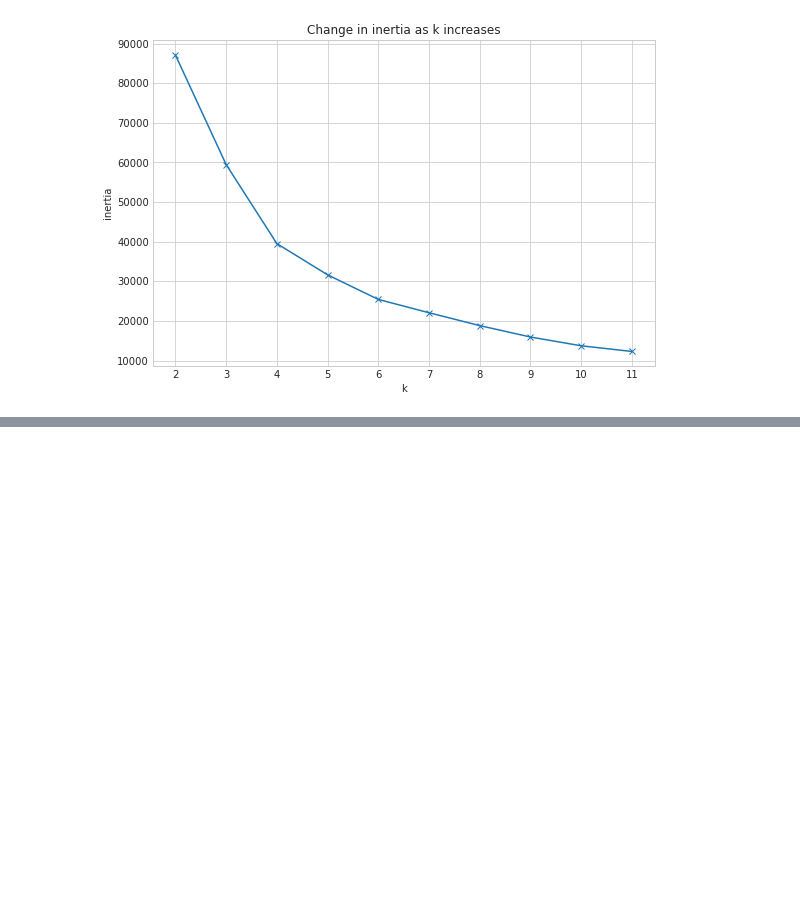
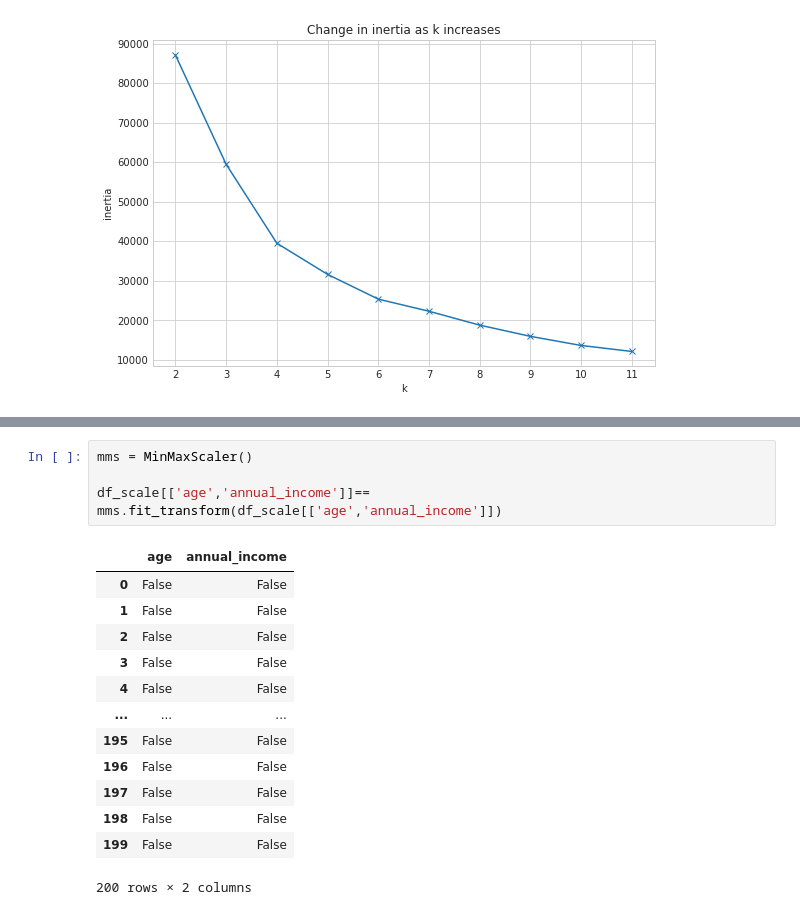
Before and after one commit to allantestaten/clustering-exercises, a Jupyter notebook: modeling.ipynb, the cells around one changed output, grey strips where cells are left out. Saved outputs shown, nothing was run; the diff lists cells and outputs as text; blank space fills up the shorter version.

```diff
--- a/modeling.ipynb
+++ b/modeling.ipynb
@@ -318,0 +340,18 @@ for ax, k in zip(axs.ravel(), range(2, 6)):
+# %%
+mms = MinMaxScaler()
+
+df_scale[['age','annual_income']]== mms.fit_transform(df_scale[['age','annual_income']])
+# %% [output]
+|  | age | annual_income |
+| 0 | False | False |
+| 1 | False | False |
+| 2 | False | False |
+| 3 | False | False |
+| 4 | False | False |
+| ... | ... | ... |
+| 195 | False | False |
+| 196 | False | False |
+| 197 | False | False |
+| 198 | False | False |
+| 199 | False | False |
+200 rows × 2 columns
```
Also changed, not shown: parts of 16 cells of this notebook.
